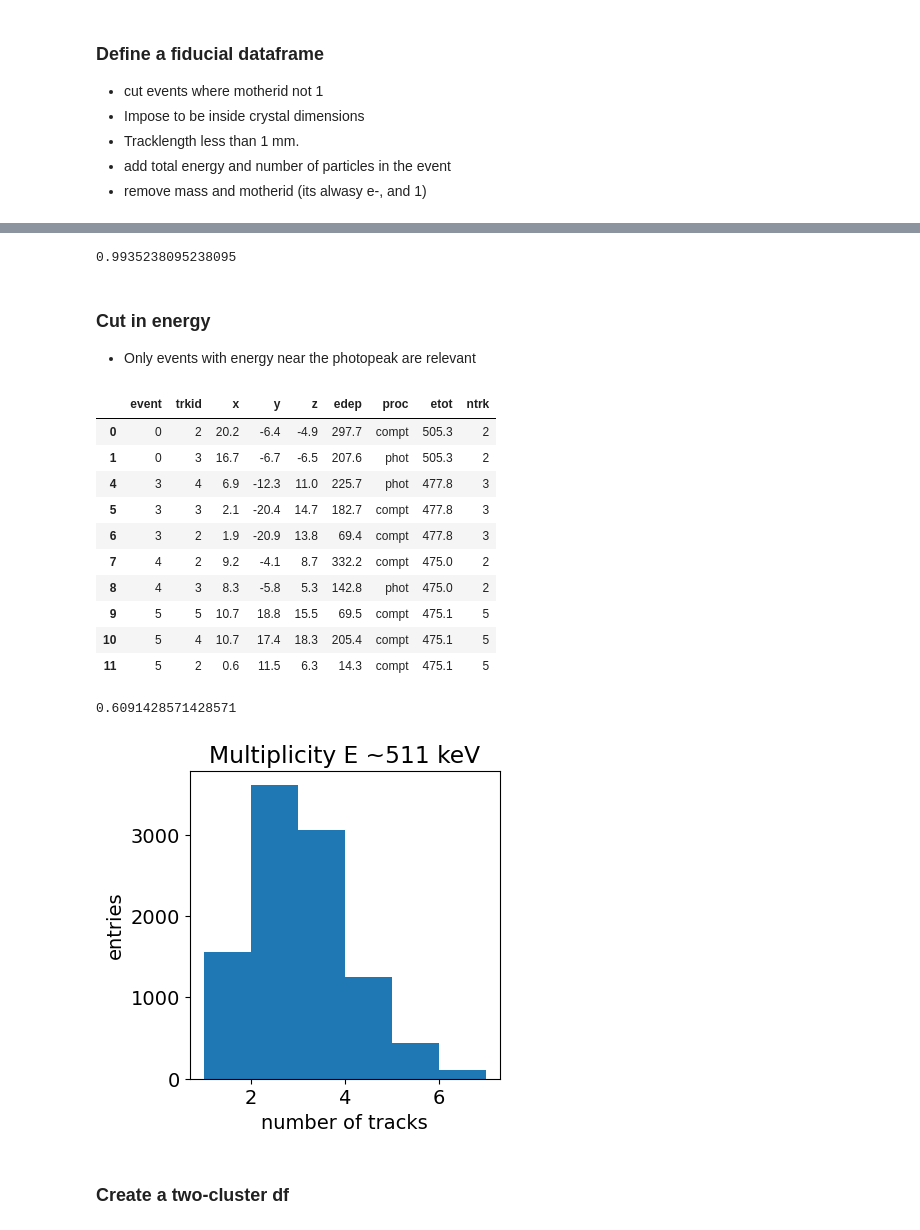
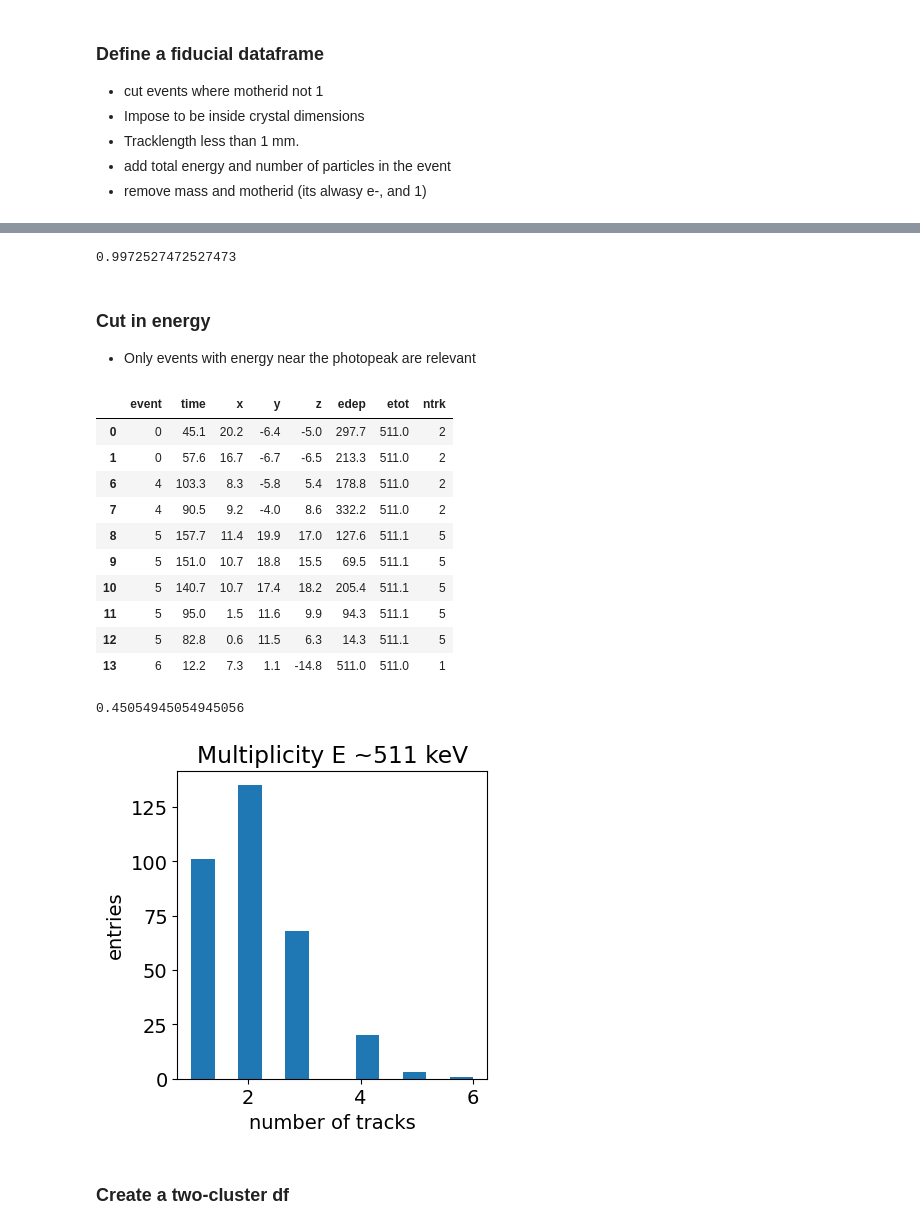
Before and after one commit to jjgomezcadenas/g4crysp, a Jupyter notebook: monolithicCrystal/crystalGI/nb/testCrystalGI.ipynb, the cells around one changed output, grey strips where cells are left out. Cells and saved outputs as stored; diff of their text form; code cells hidden in the pictures.

```diff
--- a/monolithicCrystal/crystalGI/nb/testCrystalGI.ipynb
+++ b/monolithicCrystal/crystalGI/nb/testCrystalGI.ipynb
@@ -124,7 +118,7 @@ b, e = histoplot(event_mult(dfx), 'energy (keV)', "entries", bins=10, figsize=(6
 - add total energy and number of particles in the event
 - remove mass and motherid (its alwasy e-,  and 1)
 # %%
-dfx = fiducial_df(df, trkl=1000, d=48.2, z=37.2)
+dfx = fiducial_df(df, d=48.2, z=37.2)
 # %%
 dfx.head(10)
 # %% [output]
@@ -156,35 +145,35 @@ scatter_xy(dfx, figsize=(12, 6))
 # %%
 event_size(dfx)/event_size(df)
 # %% [output]
-0.9935238095238095
+0.9972527472527473
 # %% [markdown]
 ### Cut in energy
 - Only events with energy near the photopeak are relevant
 # %%
-dfe = dfx[dfx.etot>450]
+dfe = dfx[dfx.etot>500]
 # %%
 dfe.head(10)
 # %% [output]
-|  | event | trkid | x | y | z | edep | proc | etot | ntrk |
-| 0 | 0 | 2 | 20.2 | -6.4 | -4.9 | 297.7 | compt | 505.3 | 2 |
-| 1 | 0 | 3 | 16.7 | -6.7 | -6.5 | 207.6 | phot | 505.3 | 2 |
-| 4 | 3 | 4 | 6.9 | -12.3 | 11.0 | 225.7 | phot | 477.8 | 3 |
-| 5 | 3 | 3 | 2.1 | -20.4 | 14.7 | 182.7 | compt | 477.8 | 3 |
-| 6 | 3 | 2 | 1.9 | -20.9 | 13.8 | 69.4 | compt | 477.8 | 3 |
-| 7 | 4 | 2 | 9.2 | -4.1 | 8.7 | 332.2 | compt | 475.0 | 2 |
-| 8 | 4 | 3 | 8.3 | -5.8 | 5.3 | 142.8 | phot | 475.0 | 2 |
-| 9 | 5 | 5 | 10.7 | 18.8 | 15.5 | 69.5 | compt | 475.1 | 5 |
-| 10 | 5 | 4 | 10.7 | 17.4 | 18.3 | 205.4 | compt | 475.1 | 5 |
-| 11 | 5 | 2 | 0.6 | 11.5 | 6.3 | 14.3 | compt | 475.1 | 5 |
+|  | event | time | x | y | z | edep | etot | ntrk |
+| 0 | 0 | 45.1 | 20.2 | -6.4 | -5.0 | 297.7 | 511.0 | 2 |
+| 1 | 0 | 57.6 | 16.7 | -6.7 | -6.5 | 213.3 | 511.0 | 2 |
+| 6 | 4 | 103.3 | 8.3 | -5.8 | 5.4 | 178.8 | 511.0 | 2 |
+| 7 | 4 | 90.5 | 9.2 | -4.0 | 8.6 | 332.2 | 511.0 | 2 |
+| 8 | 5 | 157.7 | 11.4 | 19.9 | 17.0 | 127.6 | 511.1 | 5 |
+| 9 | 5 | 151.0 | 10.7 | 18.8 | 15.5 | 69.5 | 511.1 | 5 |
+| 10 | 5 | 140.7 | 10.7 | 17.4 | 18.2 | 205.4 | 511.1 | 5 |
+| 11 | 5 | 95.0 | 1.5 | 11.6 | 9.9 | 94.3 | 511.1 | 5 |
+| 12 | 5 | 82.8 | 0.6 | 11.5 | 6.3 | 14.3 | 511.1 | 5 |
+| 13 | 6 | 12.2 | 7.3 | 1.1 | -14.8 | 511.0 | 511.0 | 1 |
 # %%
 event_size(dfe)/event_size(df)
 # %% [output]
-0.6091428571428571
+0.45054945054945056
 # %%
-b, e = histoplot(dfe.ntrk, 'number of tracks', "entries", bins=6, figsize=(6,6),
+b, e = histoplot(event_mult(dfe), 'number of tracks', "entries", bins=12, figsize=(6,6),
                 title="Multiplicity E ~511 keV")
 # %% [output]
-[figure, old version]
+[figure, new version]
 # %% [markdown]
 ### Create a two-cluster df
 # %%
```
Also changed, not shown: parts of 79 cells of this notebook, 16 other files.
